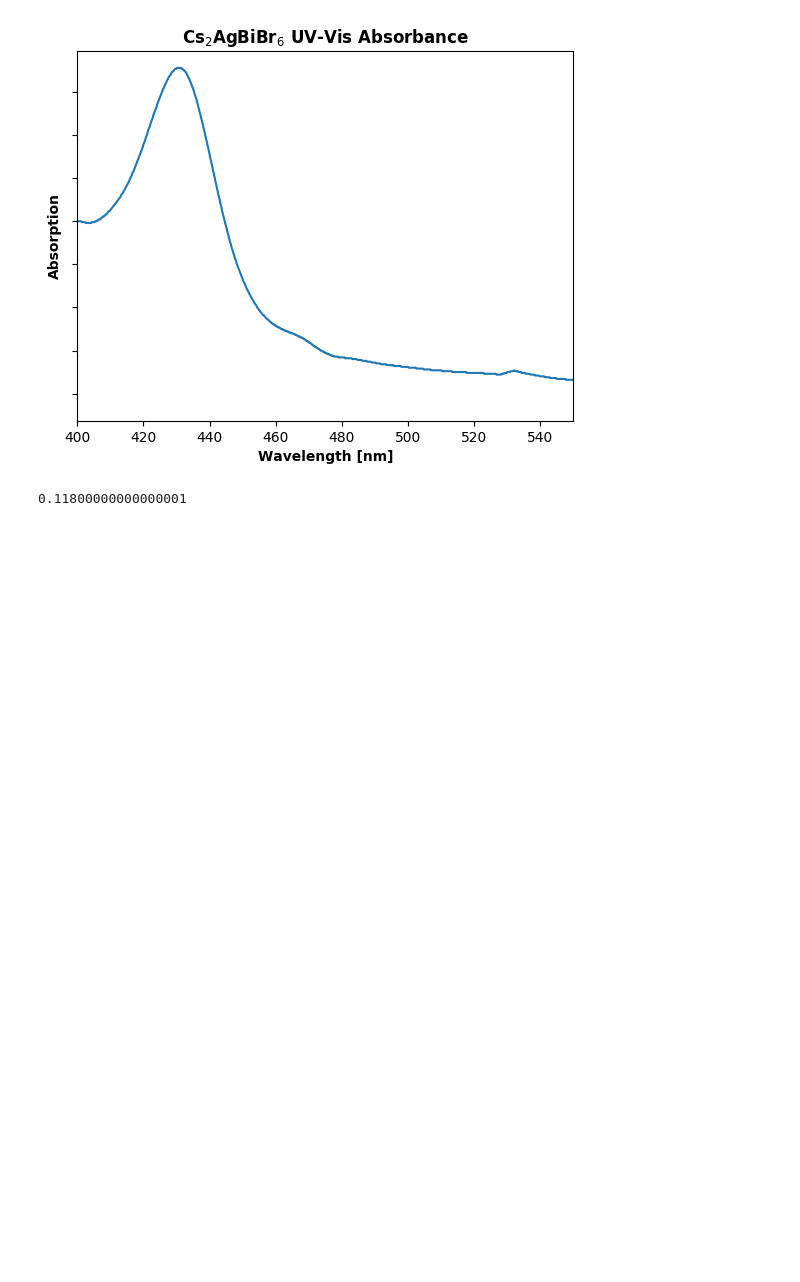
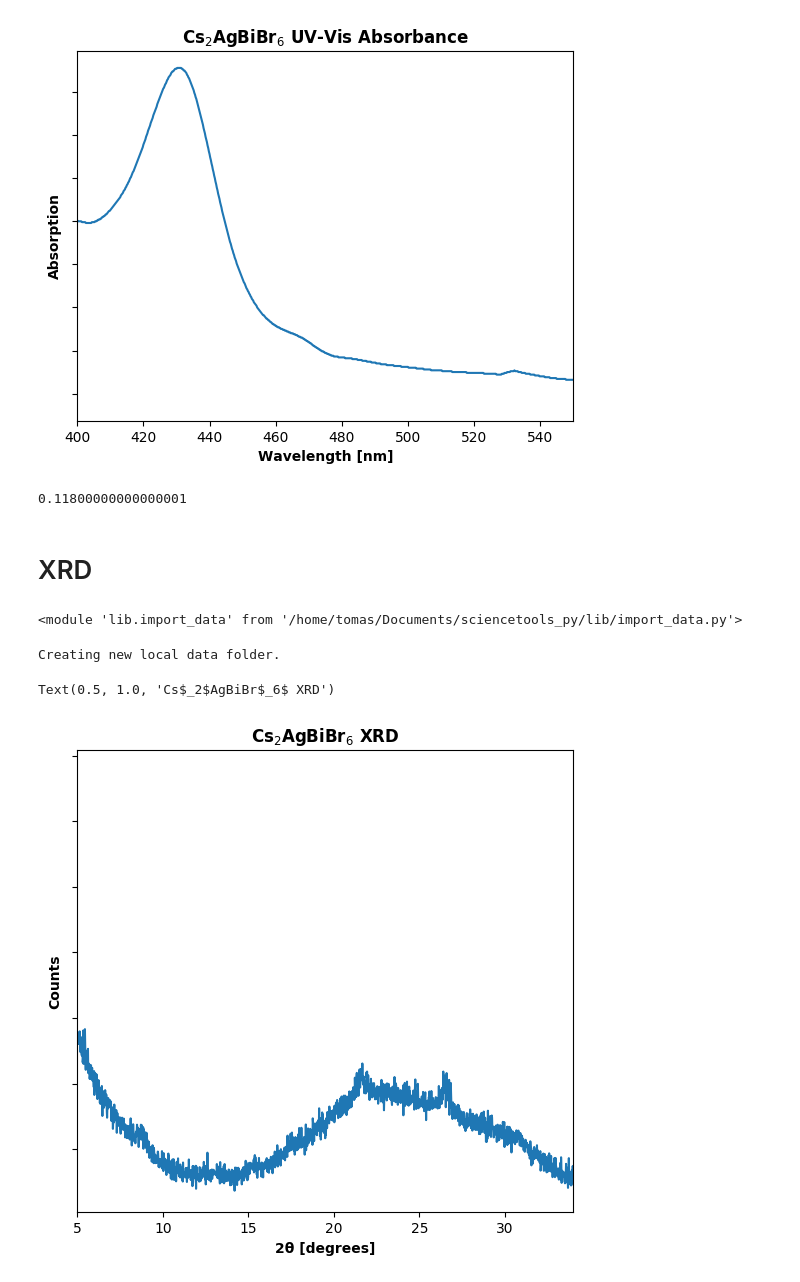
Before and after one commit to tomasbar/sciencetools_py, a Jupyter notebook: SCRAPBOOK.ipynb, the cells around one changed output. Saved outputs shown, nothing was run; the diff lists cells and outputs as text; code cells hidden in the pictures; blank space fills up the shorter version.

```diff
--- a/SCRAPBOOK.ipynb
+++ b/SCRAPBOOK.ipynb
@@ -93,3 +93,78 @@ uv_data["etb045"]["4min"]["abs"].loc[50:120].max()
 0.11800000000000001
 # %%
 fig.savefig("plots/200122/csagbibr.png", dpi=200, format='png', bbox_inches='tight')
+# %% [markdown]
+# XRD
+# %%
+pt.wipe_scrap()
+
+# Set the technique we're working with today
+# Valid values: 'xrd', 'pl', 'uvvis'
+flag = "xrd"
+# %%
+importlib.reload(import_data)
+# %% [output]
+<module 'lib.import_data' from '/home/tomas/Documents/sciencetools_py/lib/import_data.py'>
+# %%
+# Identify the folder(s) where the raw, original data is
+# Use a list to store multiple directories that you want ready to plot
+XRD_data = {}
+
+# ETB-046 Variables
+samples_dir = {
+    "etb068": "200120 ETB-068 CsAgBiBr on glass/",
+}
+
+for run_ID in samples_dir.keys():
+    XRD_data[run_ID] = import_data.init(flag, samples_dir[run_ID])
+
+cypher_etb049 = (
+    "30sec",
+    "1min",
+    "2min",
+    "3min",
+    "4min",
+    "5min",
+    "10min",
+    "15min",
+    "20min",
+    "40min",
+    "60min",
+    "80min",
+    "100min",
+    "120min",
+)
+# %% [output]
+Creating new local data folder.
+# %%
+fig = plt.figure(1, figsize=[6.4, 6])
+fig_ax = plt.gca()
+
+offset = 0
+master_cypher = (
+    "10min 110C",
+)
+
+for sample_ID in master_cypher:
+    for run_ID in samples_dir.keys():
+        if sample_ID in XRD_data[run_ID].keys():
+            samplemax = max(np.log10(XRD_data[run_ID][sample_ID]["counts"]))
+
+            plt.figure(1)
+            plt.plot(XRD_data[run_ID][sample_ID]["2theta"], XRD_data[run_ID][sample_ID]["counts"])
+#                      label=sample_ID.replace("min", " min"))
+
+            offset += samplemax
+
+plt.style.use('default')
+
+plt.xlabel("2θ [degrees]", weight="semibold")
+plt.ylabel("Counts", weight="semibold")
+fig_ax.set_yticklabels([])
+plt.xlim(5, max(XRD_data["etb068"]["10min 110C"]["2theta"]))
+
+plt.title("Cs$_2$AgBiBr$_6$ XRD",weight="semibold")
+# plt.legend(loc='center left', bbox_to_anchor=(1.01, 0,.22,1),mode='expand', frameon=False)
+# %% [output]
+Text(0.5, 1.0, 'Cs$_2$AgBiBr$_6$ XRD')
+[figure, added]
```
Also changed, not shown: parts of 1 cell of this notebook, 2 other files.
